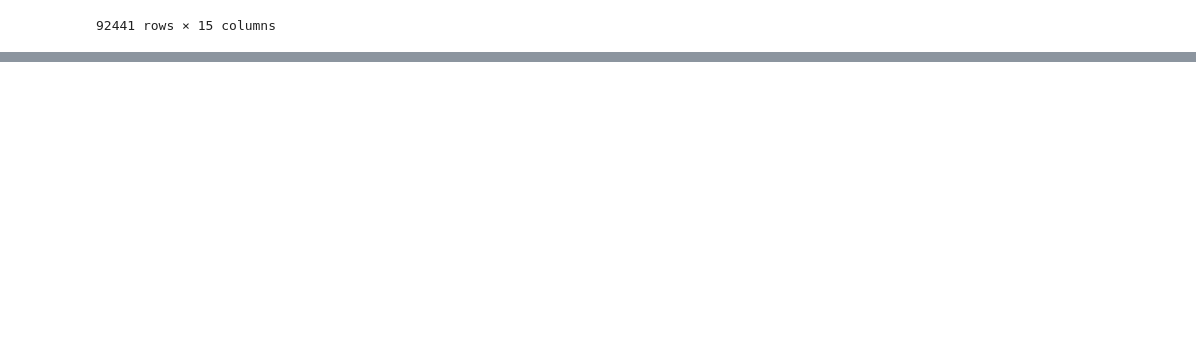
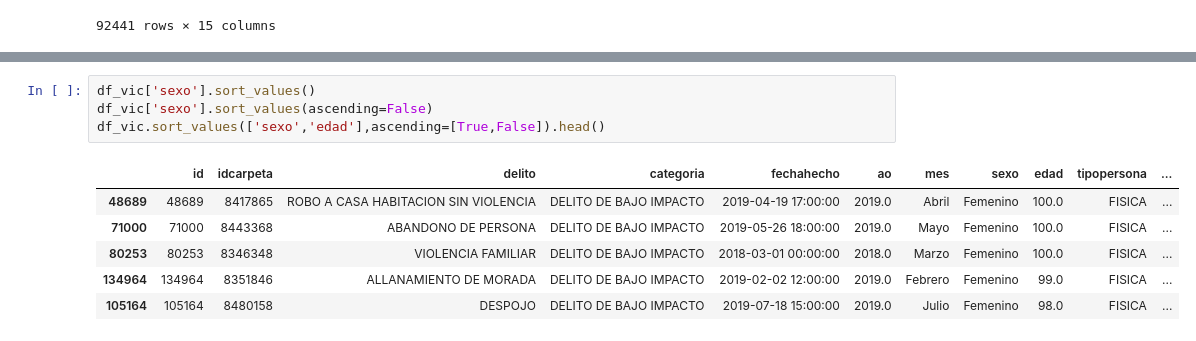
Before and after one commit to PyarmandoCode/Python_Avanzado, a Jupyter notebook: Datos/Python-Avanzado.ipynb, the cells around one changed output, grey strips where cells are left out. Drawn from its saved outputs; the diff is of its cells as text; blank space fills up the shorter version.

```diff
--- a/Datos/Python-Avanzado.ipynb
+++ b/Datos/Python-Avanzado.ipynb
@@ -295,0 +331,11 @@ df_vic.loc[df_vic['edad']>18]
+# %%
+df_vic['sexo'].sort_values()
+df_vic['sexo'].sort_values(ascending=False)
+df_vic.sort_values(['sexo','edad'],ascending=[True,False]).head()
+# %% [output]
+|  | id | idcarpeta | delito | categoria | fechahecho | ao | mes | sexo | edad | tipopersona | ... |
+| 48689 | 48689 | 8417865 | ROBO A CASA HABITACION SIN VIOLENCIA | DELITO DE BAJO IMPACTO | 2019-04-19 17:00:00 | 2019.0 | Abril | Femenino | 100.0 | FISICA | ... |
+| 71000 | 71000 | 8443368 | ABANDONO DE PERSONA | DELITO DE BAJO IMPACTO | 2019-05-26 18:00:00 | 2019.0 | Mayo | Femenino | 100.0 | FISICA | ... |
+| 80253 | 80253 | 8346348 | VIOLENCIA FAMILIAR | DELITO DE BAJO IMPACTO | 2018-03-01 00:00:00 | 2018.0 | Marzo | Femenino | 100.0 | FISICA | ... |
+| 134964 | 134964 | 8351846 | ALLANAMIENTO DE MORADA | DELITO DE BAJO IMPACTO | 2019-02-02 12:00:00 | 2019.0 | Febrero | Femenino | 99.0 | FISICA | ... |
+| 105164 | 105164 | 8480158 | DESPOJO | DELITO DE BAJO IMPACTO | 2019-07-18 15:00:00 | 2019.0 | Julio | Femenino | 98.0 | FISICA | ... |
```
Also changed, not shown: parts of 6 cells of this notebook.
